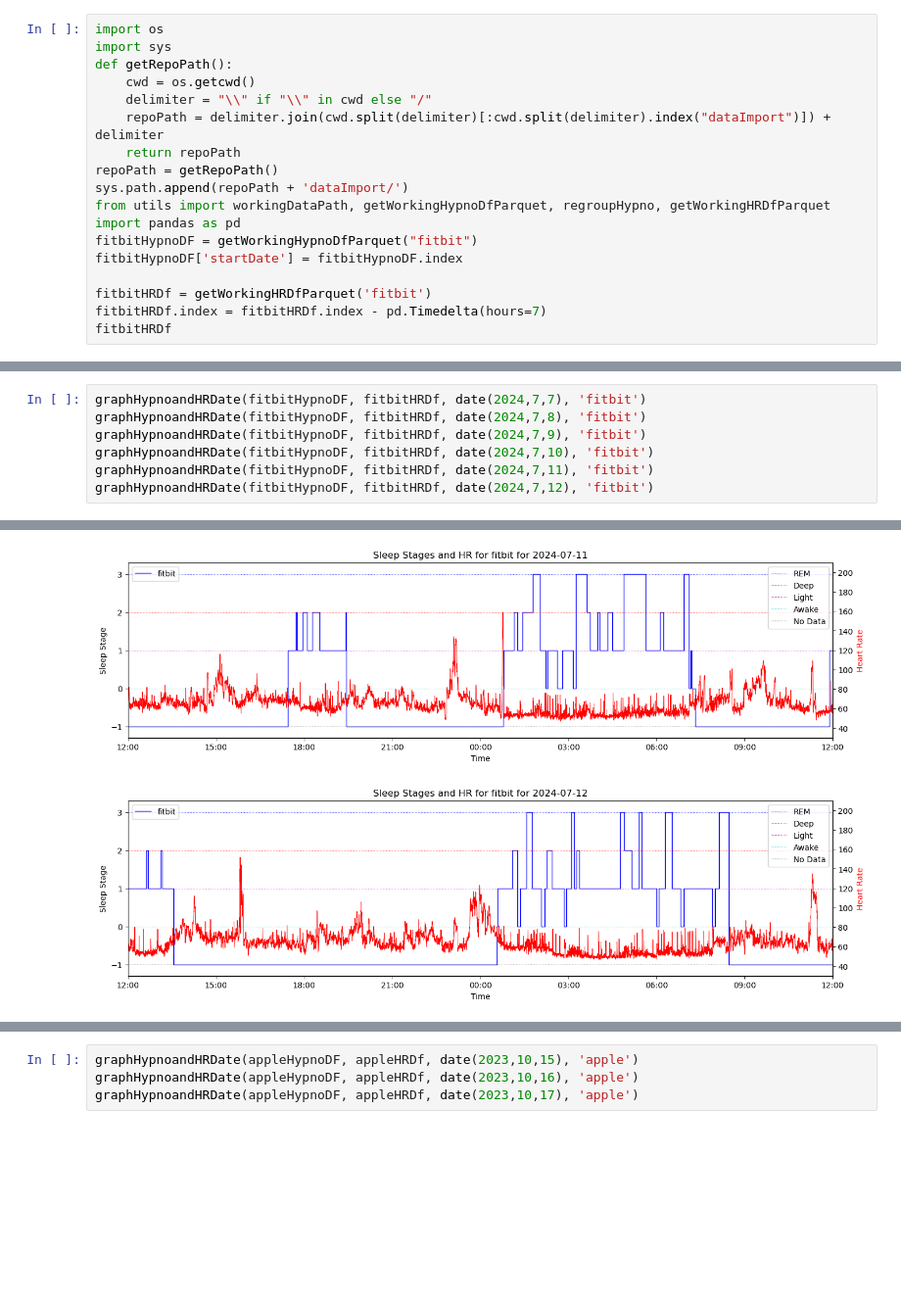
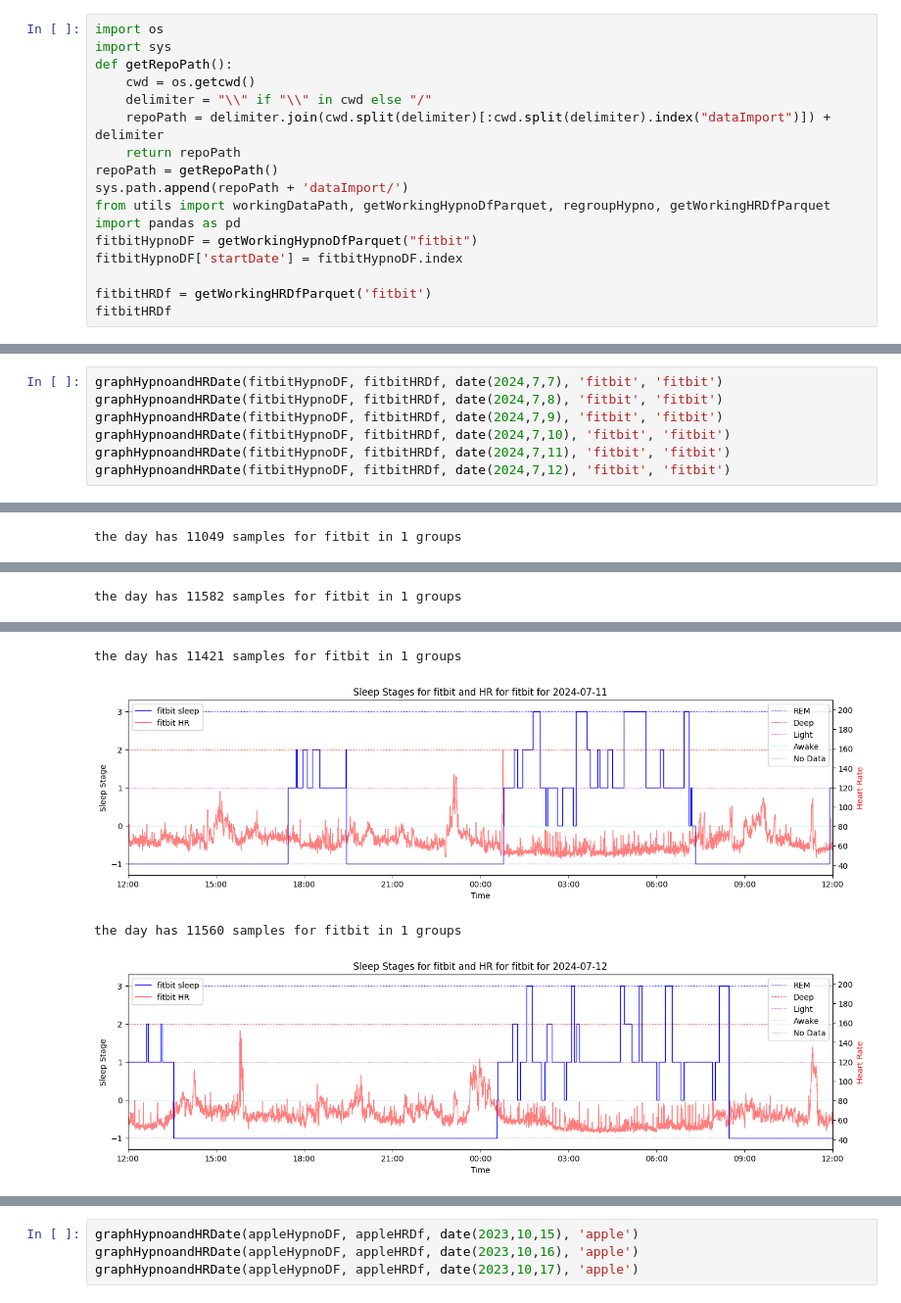
Before and after one commit to AbhikChowdhury6/dataImport, a Jupyter notebook: analyisis/graphingDaysSleepWithHR.ipynb, the cells around one changed output, grey strips where cells are left out. Shown at 98% size. Saved outputs shown, nothing was run; the diff lists cells and outputs as text; blank space fills up the shorter version.

Commit message:
cleaned up graphHypnoandHRDate

```diff
--- a/analyisis/graphingDaysSleepWithHR.ipynb
+++ b/analyisis/graphingDaysSleepWithHR.ipynb
@@ -123,7 +140,6 @@ fitbitHypnoDF = getWorkingHypnoDfParquet("fitbit")
 fitbitHypnoDF['startDate'] = fitbitHypnoDF.index
 
 fitbitHRDf = getWorkingHRDfParquet('fitbit')
-fitbitHRDf.index = fitbitHRDf.index - pd.Timedelta(hours=7)
 fitbitHRDf
 # %% [output]
 |  | value |
@@ -143,8 +159,8 @@ fitbitHRDf
 # %%
-graphHypnoandHRDate(fitbitHypnoDF, fitbitHRDf, date(2024,7,7), 'fitbit')
-graphHypnoandHRDate(fitbitHypnoDF, fitbitHRDf, date(2024,7,8), 'fitbit')
-graphHypnoandHRDate(fitbitHypnoDF, fitbitHRDf, date(2024,7,9), 'fitbit')
-graphHypnoandHRDate(fitbitHypnoDF, fitbitHRDf, date(2024,7,10), 'fitbit')
-graphHypnoandHRDate(fitbitHypnoDF, fitbitHRDf, date(2024,7,11), 'fitbit')
-graphHypnoandHRDate(fitbitHypnoDF, fitbitHRDf, date(2024,7,12), 'fitbit')
+graphHypnoandHRDate(fitbitHypnoDF, fitbitHRDf, date(2024,7,7), 'fitbit', 'fitbit')
+graphHypnoandHRDate(fitbitHypnoDF, fitbitHRDf, date(2024,7,8), 'fitbit', 'fitbit')
+graphHypnoandHRDate(fitbitHypnoDF, fitbitHRDf, date(2024,7,9), 'fitbit', 'fitbit')
+graphHypnoandHRDate(fitbitHypnoDF, fitbitHRDf, date(2024,7,10), 'fitbit', 'fitbit')
+graphHypnoandHRDate(fitbitHypnoDF, fitbitHRDf, date(2024,7,11), 'fitbit', 'fitbit')
+graphHypnoandHRDate(fitbitHypnoDF, fitbitHRDf, date(2024,7,12), 'fitbit', 'fitbit')
 # %% [output]
@@ -152,0 +171 @@ graphHypnoandHRDate(fitbitHypnoDF, fitbitHRDf, date(2024,7,12), 'fitbit')
+the day has 11049 samples for fitbit in 1 groups
@@ -153,0 +173 @@ graphHypnoandHRDate(fitbitHypnoDF, fitbitHRDf, date(2024,7,12), 'fitbit')
+the day has 11582 samples for fitbit in 1 groups
@@ -155,3 +175,5 @@ graphHypnoandHRDate(fitbitHypnoDF, fitbitHRDf, date(2024,7,12), 'fitbit')
+the day has 11421 samples for fitbit in 1 groups
-[figure, old version]
+[figure, new version]
+the day has 11560 samples for fitbit in 1 groups
-[figure, old version]
+[figure, new version]
 # %%
```
Also changed, not shown: parts of 8 cells of this notebook, 2 other files.
